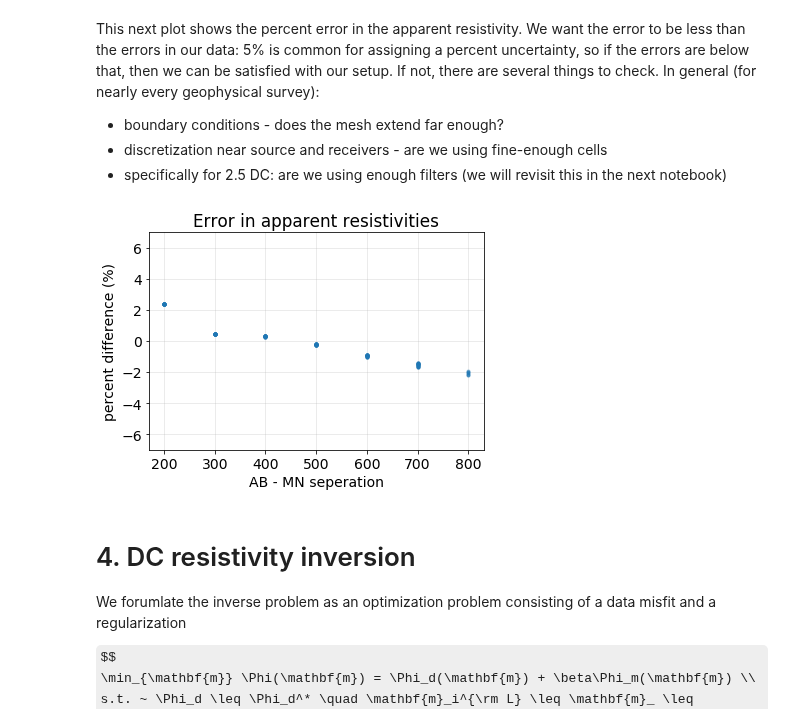
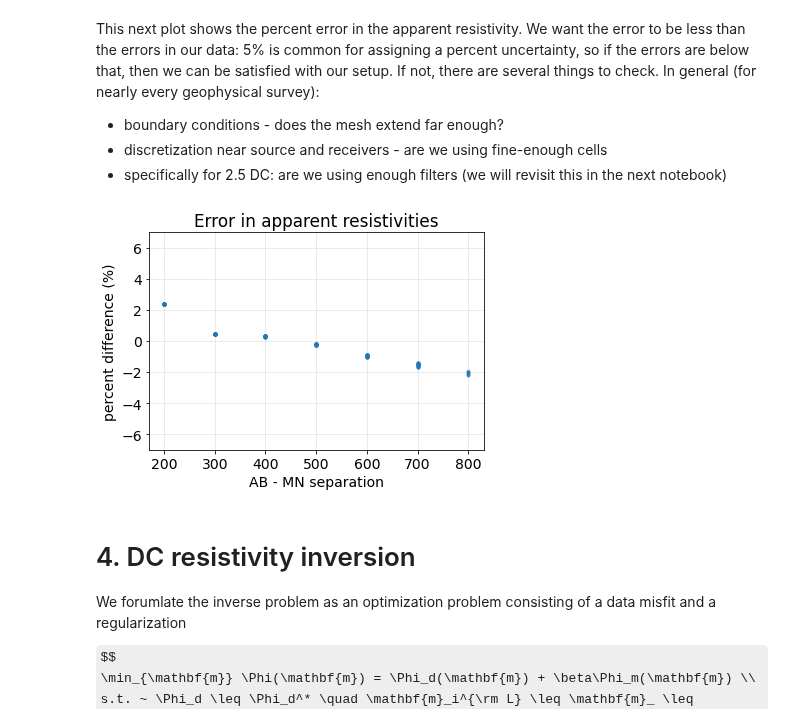
Before and after one commit to simpeg/transform-2020-simpeg, a Jupyter notebook: 1-century-dcip-inversion.ipynb, the cells around one changed output. Drawn from its saved outputs; the diff is of its cells as text; code cells hidden in the pictures; some formulas as TeX source.

```diff
--- a/1-century-dcip-inversion.ipynb
+++ b/1-century-dcip-inversion.ipynb
@@ -162,7 +162,6 @@ def read_dcip_data(filename, verbose=True):
         - a_locations: the positive source electrode locations (numpy array)
         - b_locations: the negative source electrode locations (numpy array)
         - m_locations: the receiver locations (list of numpy arrays)
-        - n_locations: the receiver locations (list of numpy arrays)
         - n_locations: the receiver locations (list of numpy arrays)
         - observed_data: observed data (list of numpy arrays)
         - standard_deviations: assigned standard deviations (list of numpy arrays)
@@ -567,10 +566,10 @@ array([26000., 29200.])
 # find the maximum spacing between source, receiver midpoints
 mid_ab = (survey.locations_a + survey.locations_b)/2
 mid_mn = (survey.locations_m + survey.locations_n)/2
-seperation_ab_mn = np.abs(mid_ab - mid_mn)
-max_seperation = seperation_ab_mn.max()
-print(f"The maximum seperation is {max_seperation}m")
+separation_ab_mn = np.abs(mid_ab - mid_mn)
+max_separation = separation_ab_mn.max()
+print(f"The maximum separation is {max_separation}m")
 
-core_domain_z = np.r_[-max_seperation/3., 0.]
+core_domain_z = np.r_[-max_separation/3., 0.]
 core_domain_z
 # %% [output]
@@ -670,16 +669,16 @@ This next plot shows the percent error in the apparent resistivity. We want the
 # %%
 apparent_resistivity_m0 = dc.utils.apparent_resistivity(d0)
 percent_error = (apparent_resistivity_m0 - rho0)/rho0*100
 
 fig, ax = plt.subplots(1, 1)
 ax.plot(seperation_ab_mn[:, 0], percent_error, '.', alpha=0.4)
-ax.set_xlabel("AB - MN seperation")
+ax.set_xlabel("AB - MN separation")
 ax.set_ylabel("percent difference (%)")
 ax.set_title("Error in apparent resistivities")
 ax.set_ylim(7*np.r_[-1, 1])
 ax.grid(alpha=0.3)
 # %% [output]
-[figure, old version]
+[figure, new version]
 # %% [markdown]
 # 4. DC resistivity inversion
 
```
Also changed, not shown: parts of 20 cells of this notebook.
